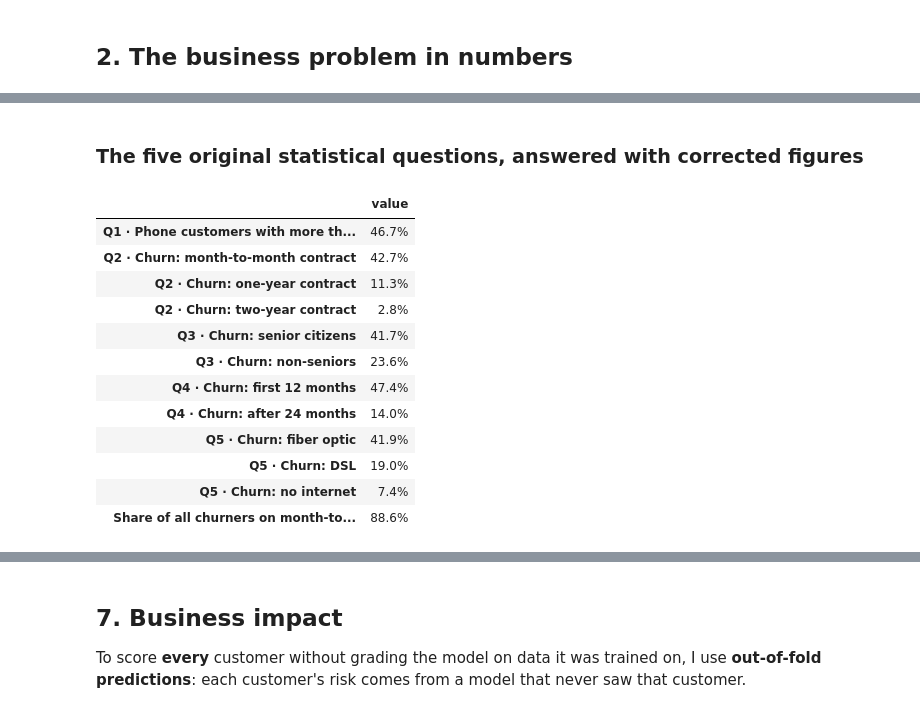
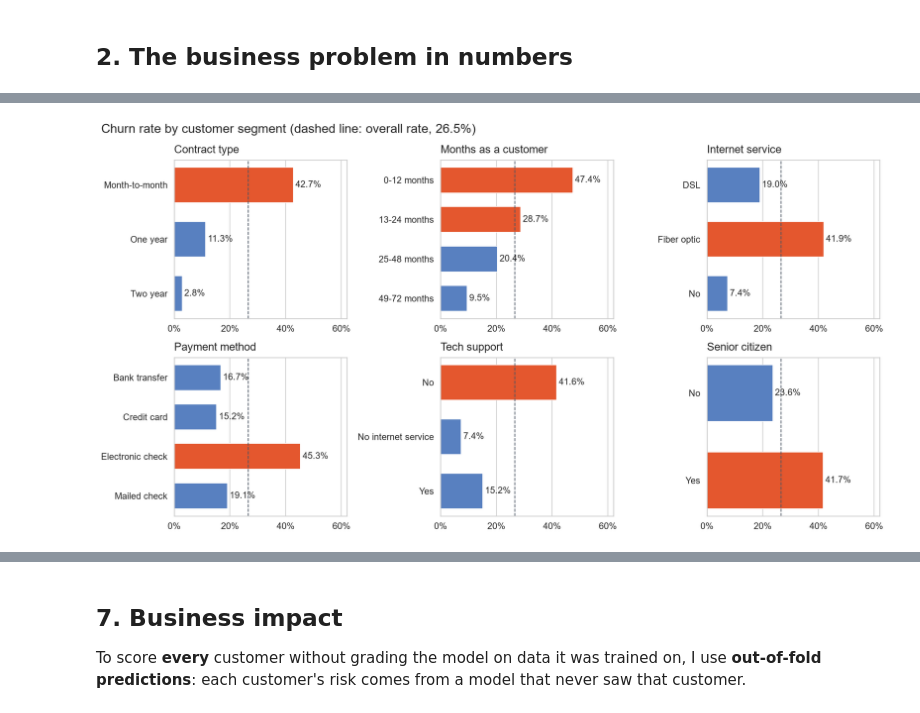
Before and after one commit to ImIvyzz/telco-churn, a Jupyter notebook: churn_prediction_v2.ipynb, the cells around one changed output, grey strips where cells are left out. Cells and saved outputs as stored; diff of their text form; code cells hidden in the pictures.

```diff
--- a/churn_prediction_v2.ipynb
+++ b/churn_prediction_v2.ipynb
@@ -145,37 +94,5 @@ plt.show()
-# %% [markdown]
-### The five original statistical questions, answered with corrected figures
-# %%
-def rate(mask):
-    return df.loc[mask, "Churn"].mean()
-
-phone = df["PhoneService"] == "Yes"
-answers = {
-    "Q1 · Phone customers with more than one line": (df.loc[phone, "MultipleLines"] == "Yes").mean(),
-    "Q2 · Churn: month-to-month contract": rate(df["Contract"] == "Month-to-month"),
-    "Q2 · Churn: one-year contract": rate(df["Contract"] == "One year"),
-    "Q2 · Churn: two-year contract": rate(df["Contract"] == "Two year"),
-    "Q3 · Churn: senior citizens": rate(df["SeniorCitizen"] == "Yes"),
-    "Q3 · Churn: non-seniors": rate(df["SeniorCitizen"] == "No"),
-    "Q4 · Churn: first 12 months": rate(df["tenure"] <= 12),
-    "Q4 · Churn: after 24 months": rate(df["tenure"] > 24),
-    "Q5 · Churn: fiber optic": rate(df["InternetService"] == "Fiber optic"),
-    "Q5 · Churn: DSL": rate(df["InternetService"] == "DSL"),
-    "Q5 · Churn: no internet": rate(df["InternetService"] == "No"),
-    "Share of all churners on month-to-month contracts":
-        (df.loc[df["Churn"] == 1, "Contract"] == "Month-to-month").mean(),
-}
-pd.Series(answers, name="value").map("{:.1%}".format).to_frame()
-# %% [output]
-|  | value |
-| Q1 · Phone customers with more th... | 46.7% |
-| Q2 · Churn: month-to-month contract | 42.7% |
-| Q2 · Churn: one-year contract | 11.3% |
-| Q2 · Churn: two-year contract | 2.8% |
-| Q3 · Churn: senior citizens | 41.7% |
-| Q3 · Churn: non-seniors | 23.6% |
-| Q4 · Churn: first 12 months | 47.4% |
-| Q4 · Churn: after 24 months | 14.0% |
-| Q5 · Churn: fiber optic | 41.9% |
-| Q5 · Churn: DSL | 19.0% |
-| Q5 · Churn: no internet | 7.4% |
-| Share of all churners on month-to... | 88.6% |
+# %%
+analysis.plot_segments(data.add_tenure_group(df), OUT / "churn_by_segment.png")
+display(Image(filename=OUT / "churn_by_segment.png"))
+# %% [output]
+[figure, added]
```
Also changed, not shown: parts of 38 cells of this notebook, 1 other file.
